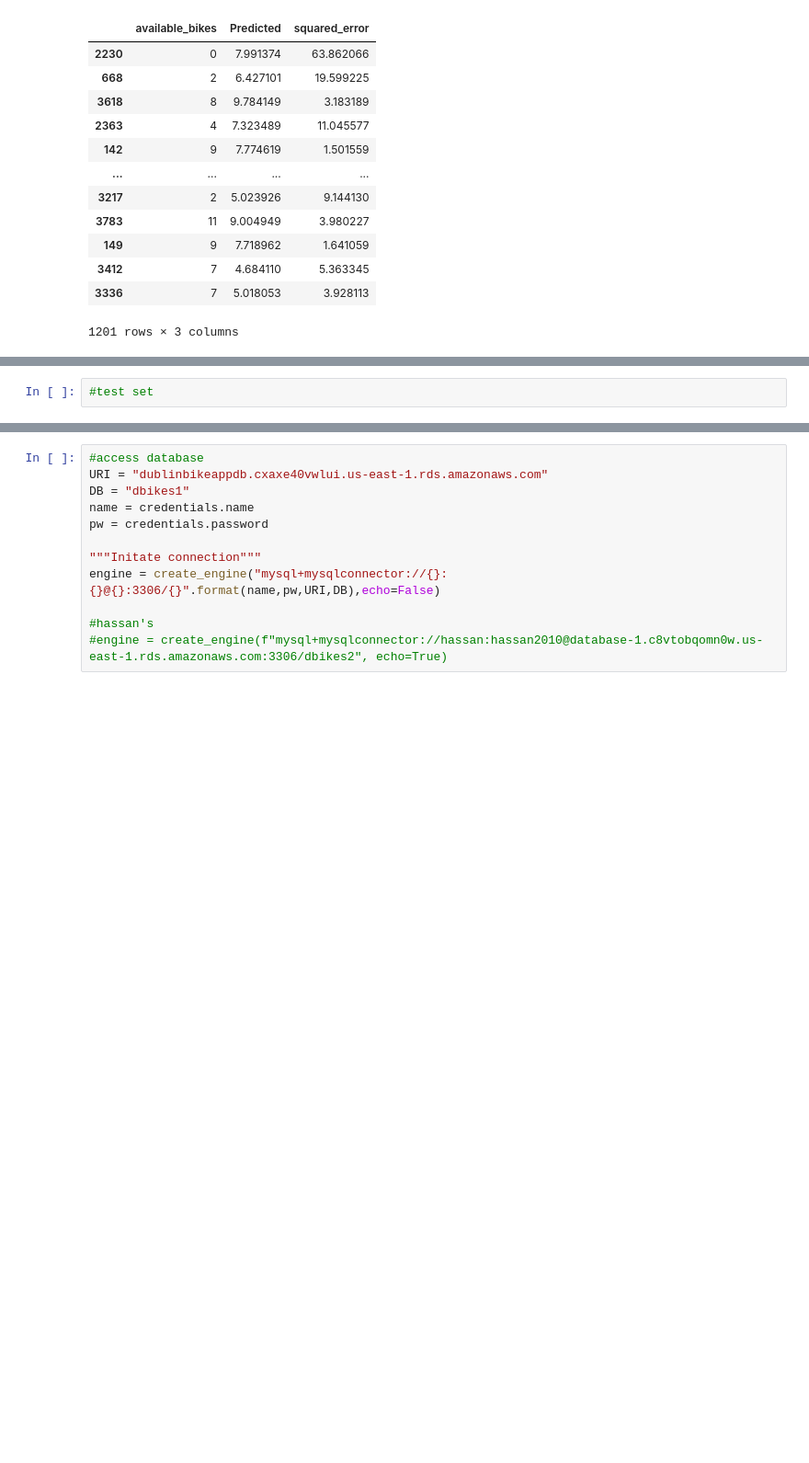
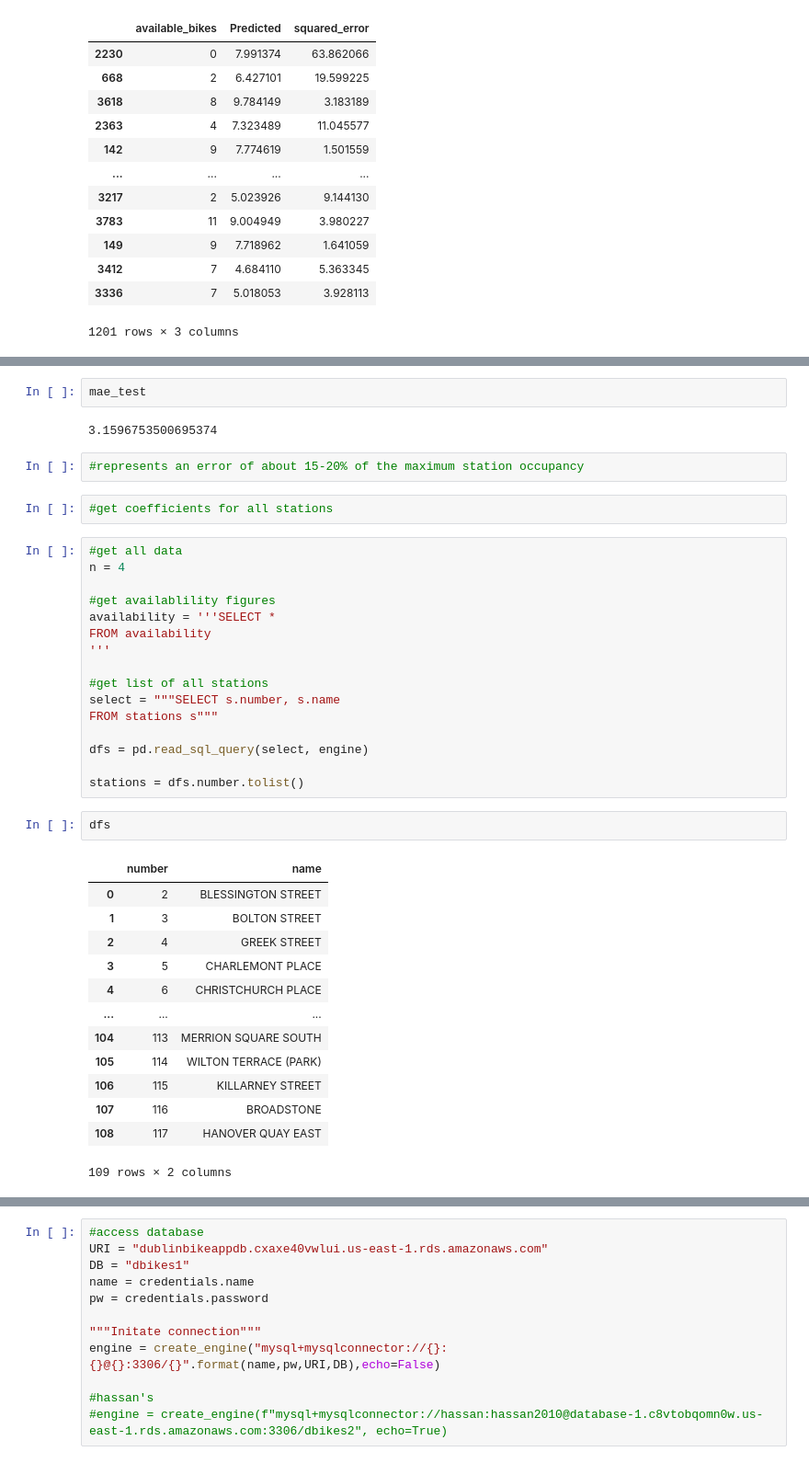
Before and after one commit to CatLuvrHass/DublinBikeApp, a Jupyter notebook: availability.ipynb, the cells around one changed output, grey strips where cells are left out. Shown at 92% size. Cells and saved outputs as stored; diff of their text form; blank space fills up the shorter version.

```diff
--- a/availability.ipynb
+++ b/availability.ipynb
@@ -289,2 +327,40 @@ mae
-# %%
-#test set
+# %%
+mae_test
+# %% [output]
+3.1596753500695374
+# %%
+#represents an error of about 15-20% of the maximum station occupancy
+# %%
+#get coefficients for all stations
+# %%
+#get all data
+n = 4
+
+#get availablility figures
+availability = '''SELECT *
+FROM availability
+'''
+
+#get list of all stations
+select = """SELECT s.number, s.name
+FROM stations s"""
+
+dfs = pd.read_sql_query(select, engine)
+
+stations = dfs.number.tolist()
+# %%
+dfs
+# %% [output]
+|  | number | name |
+| 0 | 2 | BLESSINGTON STREET |
+| 1 | 3 | BOLTON STREET |
+| 2 | 4 | GREEK STREET |
+| 3 | 5 | CHARLEMONT PLACE |
+| 4 | 6 | CHRISTCHURCH PLACE |
+| ... | ... | ... |
+| 104 | 113 | MERRION SQUARE SOUTH |
+| 105 | 114 | WILTON TERRACE (PARK) |
+| 106 | 115 | KILLARNEY STREET |
+| 107 | 116 | BROADSTONE |
+| 108 | 117 | HANOVER QUAY EAST |
+109 rows × 2 columns
```
Also changed, not shown: parts of 38 cells of this notebook.
